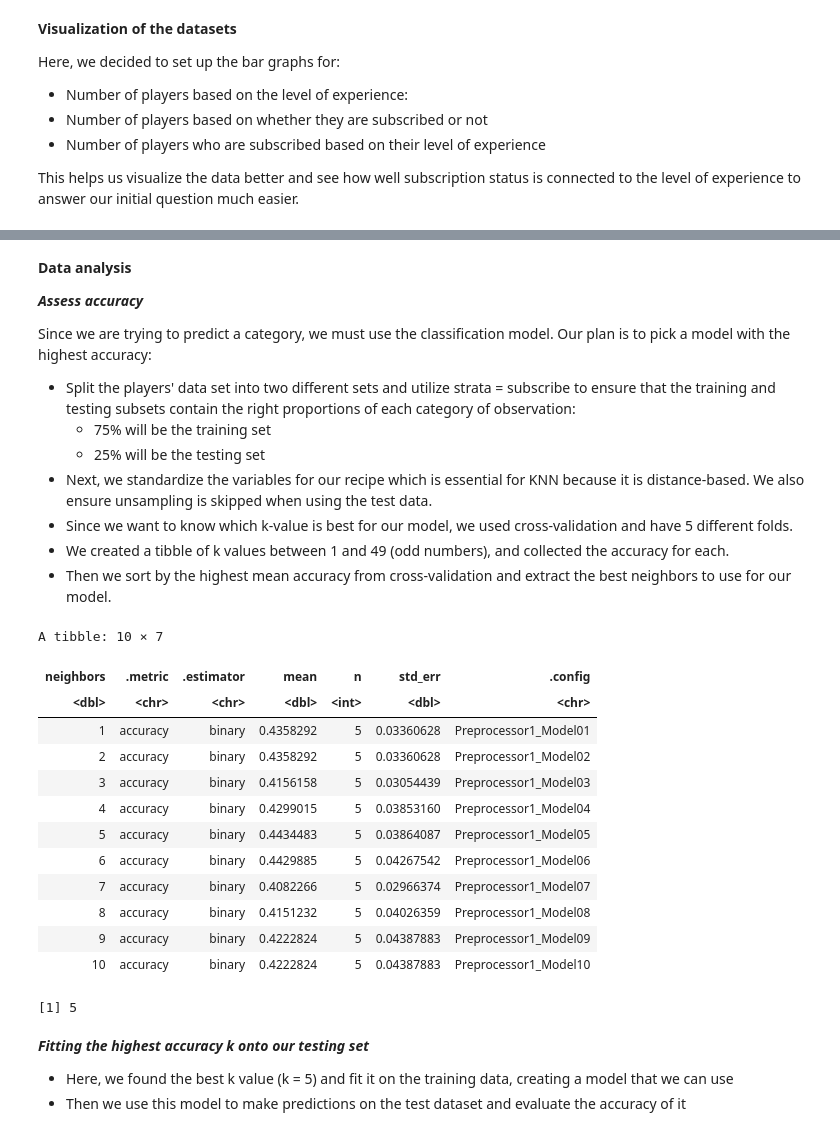
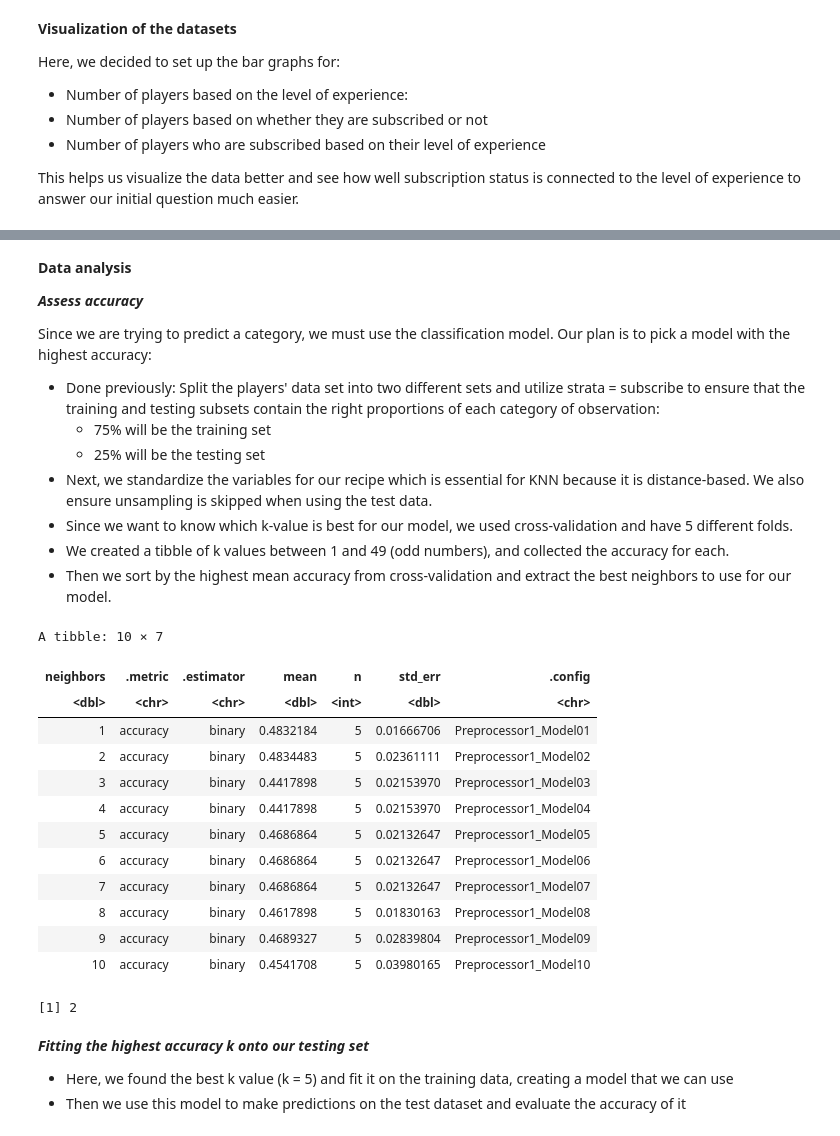
Before and after one commit to duybau2006/Data-Science-100-Group-Project, a Jupyter notebook: Group Project Final Report.ipynb, the cells around one changed output, grey strips where cells are left out. Drawn from its saved outputs; the diff is of its cells as text; code cells hidden in the pictures.

```diff
--- a/Group Project Final Report.ipynb
+++ b/Group Project Final Report.ipynb
@@ -262,7 +310,7 @@ player_subscribe_experience
 ***Assess accuracy***
 
 Since we are trying to predict a category, we must use the classification model. Our plan is to pick a model with the highest accuracy:
-- Split the players' data set into two different sets and utilize strata = subscribe to ensure that the training and testing subsets contain the right proportions of each category of observation:
+- Done previously: Split the players' data set into two different sets and utilize strata = subscribe to ensure that the training and testing subsets contain the right proportions of each category of observation:
   + 75% will be the training set
   + 25% will be the testing set
 - Next, we standardize the variables for our recipe which is essential for KNN because it is distance-based. We also ensure unsampling is skipped when using the test data.
@@ -271,55 +319,54 @@ Since we are trying to predict a category, we must use the classification model.
 - Then we sort by the highest mean accuracy from cross-validation and extract the best neighbors to use for our model.
 # %%
 set.seed(7283)
-players_split <- initial_split(players_tidy, prop = 0.75, strata = subscribe)
-players_train <- training(players_split)
-players_test <- testing(players_split)
 
 players_recipe <- recipe(subscribe ~ experience + played_hours,
                         data = players_train) |>
   step_upsample(subscribe, over_ratio = 1, skip = TRUE) |>
+  step_impute_mean(played_hours) |>  #imputation for the zero values
   step_scale(played_hours) |>
   step_center(played_hours)
+
 
 knn_spec <- nearest_neighbor(weight_func = "rectangular", neighbors = tune()) |>
     set_engine("kknn") |>
     set_mode("classification")
 
 players_vfold <- vfold_cv(players_train, v = 5, strata = subscribe)
 
 k_vals <- tibble(neighbors = seq(from = 1, to = 10, by = 1))
 
 knn_results <- workflow() |>
   add_recipe(players_recipe) |>
   add_model(knn_spec) |>
   tune_grid(resamples = players_vfold, grid = k_vals) |>
   collect_metrics()
 
 accuracies <- knn_results |>
   filter(.metric == "accuracy")
 
 accuracies
 
 best_k <- accuracies |>
         arrange(desc(mean)) |>
         head(1) |>
         pull(neighbors)
 best_k
 # %% [output]
 A tibble: 10 × 7
 | neighbors | .metric | .estimator | mean | n | std_err | .config |
 | <dbl> | <chr> | <chr> | <dbl> | <int> | <dbl> | <chr> |
-| 1 | accuracy | binary | 0.4358292 | 5 | 0.03360628 | Preprocessor1_Model01 |
-| 2 | accuracy | binary | 0.4358292 | 5 | 0.03360628 | Preprocessor1_Model02 |
-| 3 | accuracy | binary | 0.4156158 | 5 | 0.03054439 | Preprocessor1_Model03 |
-| 4 | accuracy | binary | 0.4299015 | 5 | 0.03853160 | Preprocessor1_Model04 |
-| 5 | accuracy | binary | 0.4434483 | 5 | 0.03864087 | Preprocessor1_Model05 |
-| 6 | accuracy | binary | 0.4429885 | 5 | 0.04267542 | Preprocessor1_Model06 |
-| 7 | accuracy | binary | 0.4082266 | 5 | 0.02966374 | Preprocessor1_Model07 |
-| 8 | accuracy | binary | 0.4151232 | 5 | 0.04026359 | Preprocessor1_Model08 |
-| 9 | accuracy | binary | 0.4222824 | 5 | 0.04387883 | Preprocessor1_Model09 |
-| 10 | accuracy | binary | 0.4222824 | 5 | 0.04387883 | Preprocessor1_Model10 |
+| 1 | accuracy | binary | 0.4832184 | 5 | 0.01666706 | Preprocessor1_Model01 |
+| 2 | accuracy | binary | 0.4834483 | 5 | 0.02361111 | Preprocessor1_Model02 |
+| 3 | accuracy | binary | 0.4417898 | 5 | 0.02153970 | Preprocessor1_Model03 |
+| 4 | accuracy | binary | 0.4417898 | 5 | 0.02153970 | Preprocessor1_Model04 |
+| 5 | accuracy | binary | 0.4686864 | 5 | 0.02132647 | Preprocessor1_Model05 |
+| 6 | accuracy | binary | 0.4686864 | 5 | 0.02132647 | Preprocessor1_Model06 |
+| 7 | accuracy | binary | 0.4686864 | 5 | 0.02132647 | Preprocessor1_Model07 |
+| 8 | accuracy | binary | 0.4617898 | 5 | 0.01830163 | Preprocessor1_Model08 |
+| 9 | accuracy | binary | 0.4689327 | 5 | 0.02839804 | Preprocessor1_Model09 |
+| 10 | accuracy | binary | 0.4541708 | 5 | 0.03980165 | Preprocessor1_Model10 |
-[1] 5
+[1] 2
 # %% [markdown]
 ***Fitting the highest accuracy k onto our testing set***
 - Here, we found the best k value (k = 5) and fit it on the training data, creating a model that we can use
```
Also changed, not shown: parts of 11 cells of this notebook.
